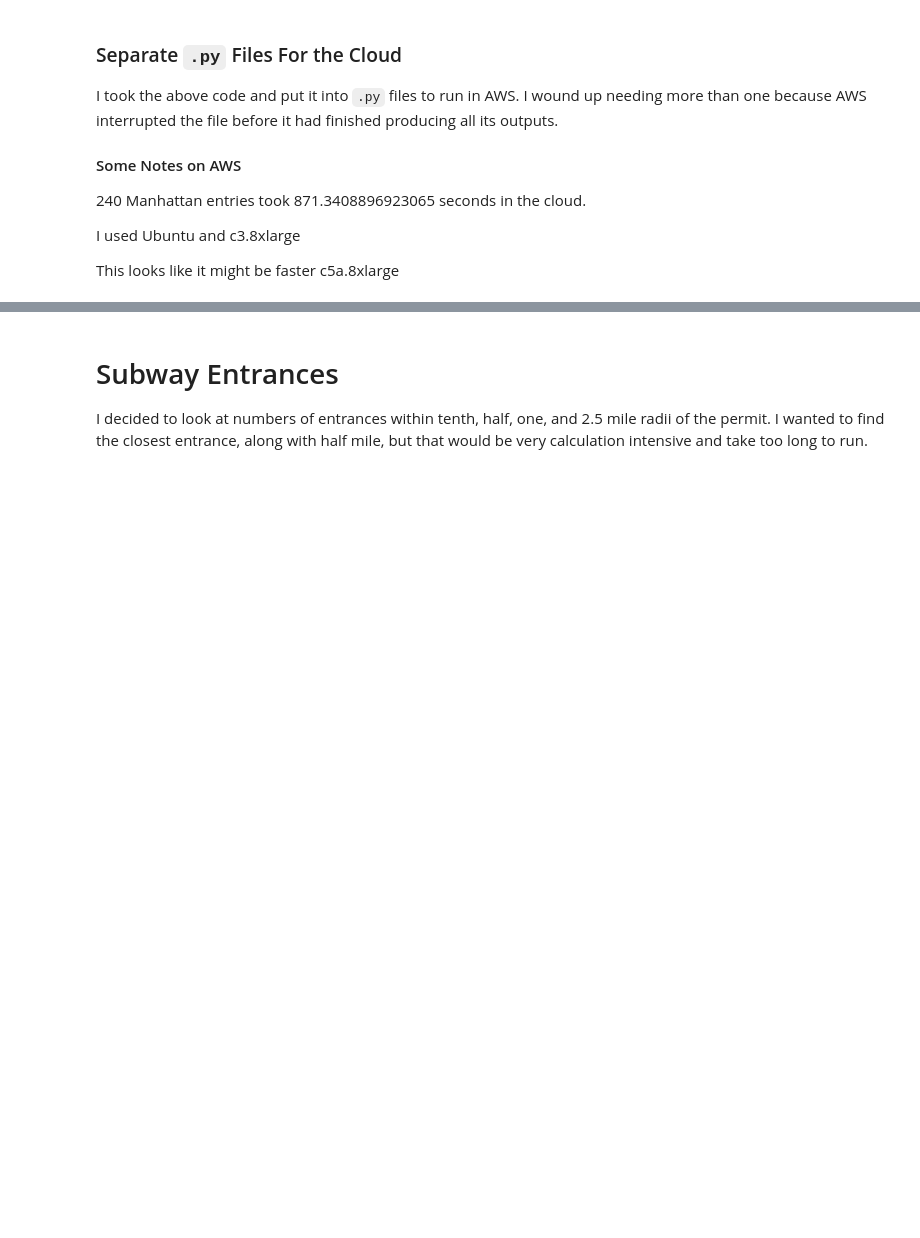
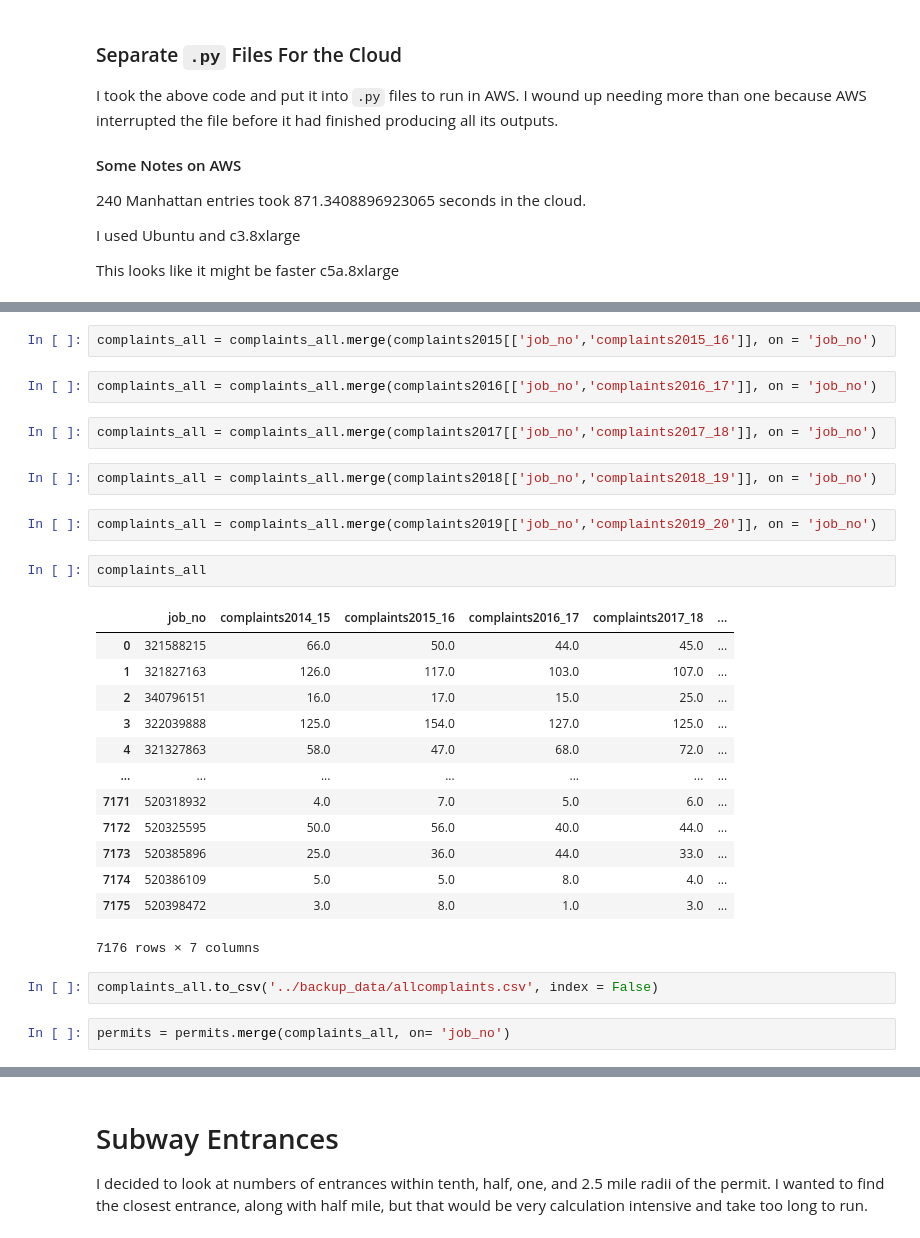
Before and after one commit to lmdunn/nycpermits, a Jupyter notebook: 02_feature_engineering.ipynb, the cells around one changed output, grey strips where cells are left out. Drawn from its saved outputs; the diff is of its cells as text; blank space fills up the shorter version.

```diff
--- a/02_feature_engineering.ipynb
+++ b/02_feature_engineering.ipynb
@@ -159,0 +511,30 @@ This looks like it might be faster c5a.8xlarge
+# %%
+complaints_all = complaints_all.merge(complaints2015[['job_no','complaints2015_16']], on = 'job_no')
+# %%
+complaints_all = complaints_all.merge(complaints2016[['job_no','complaints2016_17']], on = 'job_no')
+# %%
+complaints_all = complaints_all.merge(complaints2017[['job_no','complaints2017_18']], on = 'job_no')
+# %%
+complaints_all = complaints_all.merge(complaints2018[['job_no','complaints2018_19']], on = 'job_no')
+# %%
+complaints_all = complaints_all.merge(complaints2019[['job_no','complaints2019_20']], on = 'job_no')
+# %%
+complaints_all
+# %% [output]
+|  | job_no | complaints2014_15 | complaints2015_16 | complaints2016_17 | complaints2017_18 | ... |
+| 0 | 321588215 | 66.0 | 50.0 | 44.0 | 45.0 | ... |
+| 1 | 321827163 | 126.0 | 117.0 | 103.0 | 107.0 | ... |
+| 2 | 340796151 | 16.0 | 17.0 | 15.0 | 25.0 | ... |
+| 3 | 322039888 | 125.0 | 154.0 | 127.0 | 125.0 | ... |
+| 4 | 321327863 | 58.0 | 47.0 | 68.0 | 72.0 | ... |
+| ... | ... | ... | ... | ... | ... | ... |
+| 7171 | 520318932 | 4.0 | 7.0 | 5.0 | 6.0 | ... |
+| 7172 | 520325595 | 50.0 | 56.0 | 40.0 | 44.0 | ... |
+| 7173 | 520385896 | 25.0 | 36.0 | 44.0 | 33.0 | ... |
+| 7174 | 520386109 | 5.0 | 5.0 | 8.0 | 4.0 | ... |
+| 7175 | 520398472 | 3.0 | 8.0 | 1.0 | 3.0 | ... |
+7176 rows × 7 columns
+# %%
+complaints_all.to_csv('../backup_data/allcomplaints.csv', index = False)
+# %%
+permits = permits.merge(complaints_all, on= 'job_no')
```
Also changed, not shown: parts of 84 cells of this notebook, 17 other files.
